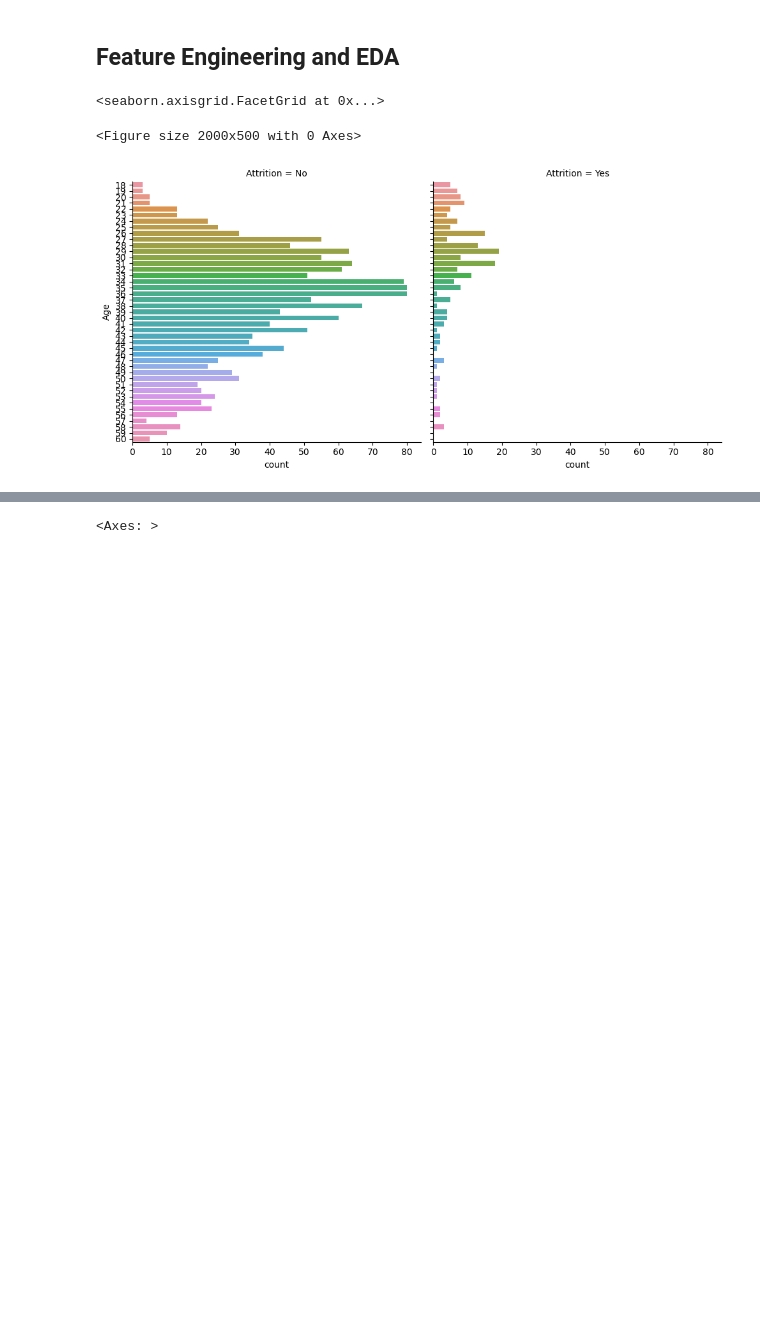
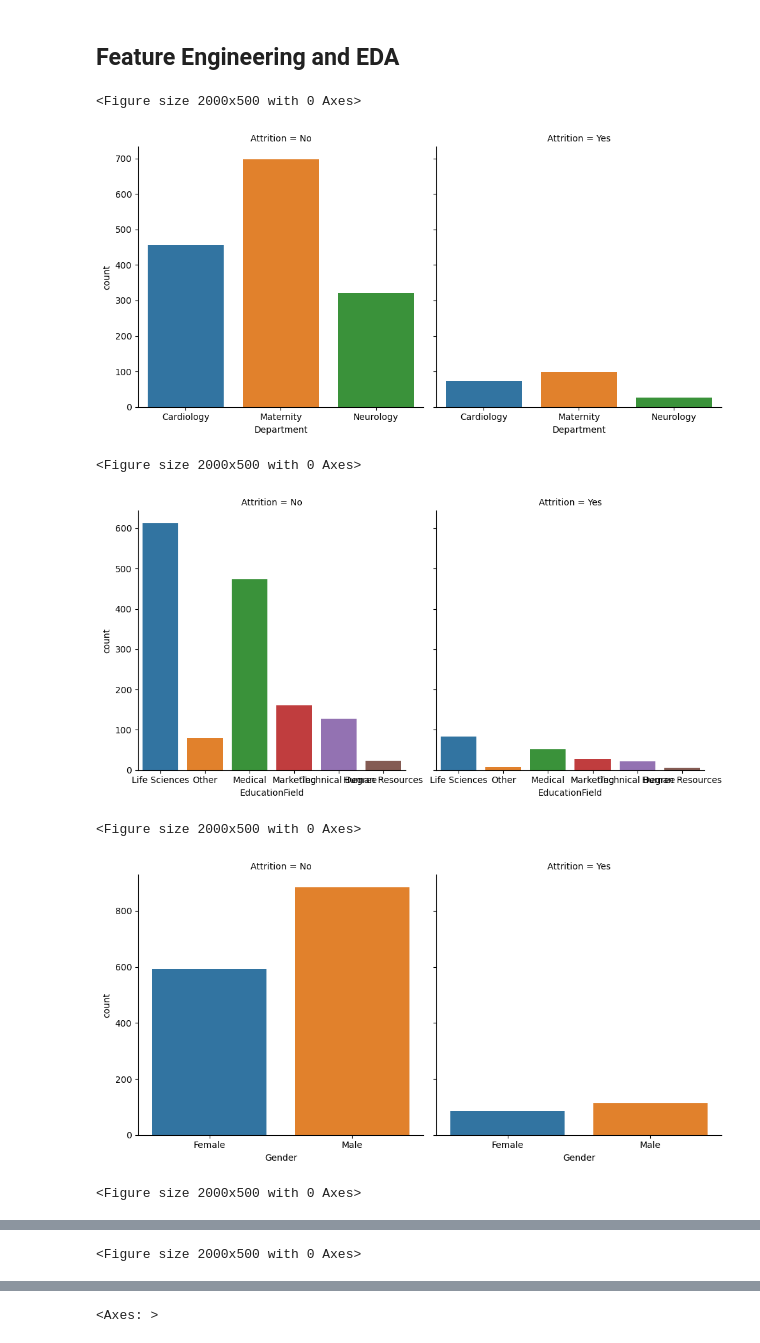
Before and after one commit to Marcos-Verdi/DA_Cls_healthcareAttrition, a Jupyter notebook: healthcare_attrition_analysis.ipynb, the cells around one changed output, grey strips where cells are left out. Drawn from its saved outputs; the diff is of its cells as text; code cells hidden in the pictures; blank space fills up the shorter version.

```diff
--- a/healthcare_attrition_analysis.ipynb
+++ b/healthcare_attrition_analysis.ipynb
@@ -188,10 +188,18 @@ for i in df.columns[1:]:
 [figure]
 # %% [markdown]
 ## Feature Engineering and EDA
+# %%
+cols_for_attrition_graph = ['Department','EducationField','Gender','JobLevel','MaritalStatus']
+continuos_cols_for_attrition_graph = ['Age','HourlyRate','PercentSalaryHike','YearsAtCompany']
 # %%
-plt.figure(figsize=(20,5))
-sns.catplot(data=df, y='Age', col='Attrition', kind='count', orient='h')
+for col in cols_for_attrition_graph:
+    plt.figure(figsize=(20,5))
+    sns.catplot(data=df, x=col, col='Attrition', kind='count')
 # %% [output]
-<seaborn.axisgrid.FacetGrid at 0x...>
+<Figure size 2000x500 with 0 Axes>
+[figure, new version]
 <Figure size 2000x500 with 0 Axes>
-[figure, old version]
+[figure, added]
+<Figure size 2000x500 with 0 Axes>
+[figure, added]
+<Figure size 2000x500 with 0 Axes>
@@ -197,0 +207 @@ sns.catplot(data=df, y='Age', col='Attrition', kind='count', orient='h')
+<Figure size 2000x500 with 0 Axes>
```
Also changed, not shown: parts of 21 cells of this notebook.
